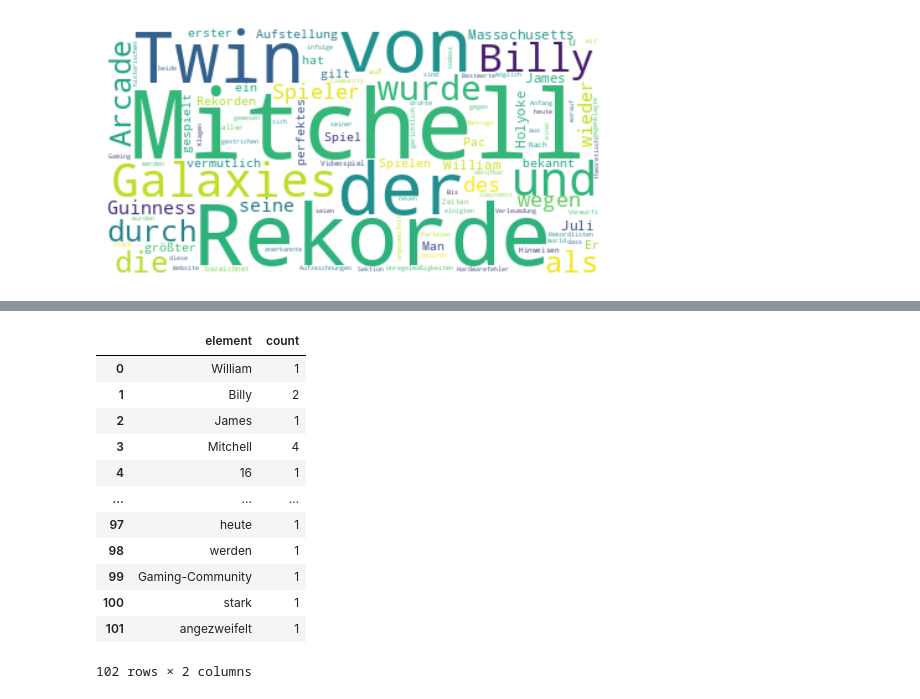
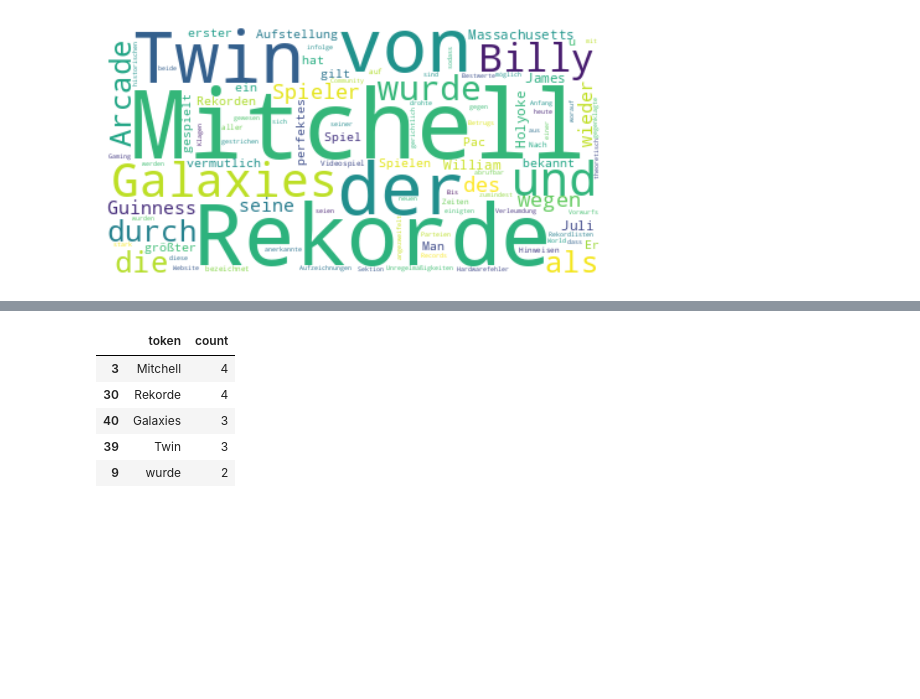
Before and after one commit to BibWiss/notebooks, a Jupyter notebook: nlpbasics/nlpbasics.ipynb, the cells around one changed output, grey strips where cells are left out. Drawn from its saved outputs; the diff is of its cells as text; code cells hidden in the pictures; blank space fills up the shorter version.

Commit message:
Add section on tokenization

```diff
--- a/nlpbasics/nlpbasics.ipynb
+++ b/nlpbasics/nlpbasics.ipynb
@@ -116,34 +120,29 @@ plt.show()
 # %%
-#tokenize text
+from collections import Counter
+import pandas as pd
+
+# text tokenisieren
 tokens = word_tokenize(text2_cleaned)
 
-#remove all tokens from text that solely contain characters other than letters/numbers
+# alle Tokens entfernen, die ausschließlich aus Zeichen bestehen, die keine Buchstaben/Zahlen sind
 tokens_updated = []
 for token in tokens:
     token = re.sub('^[^A-Za-z0-9]+', '', token)
     if token != "":
         tokens_updated.append(token)
 
-tokens_sw_removed = [token for token in tokens_updated if token.lower() not in german_stopwords]
+# Bsp: Stoppwörter entfernen mittels list comprehension
+tokens_filtered = [token for token in tokens_updated if token.lower() not in german_stopwords]
+tokens_count = Counter(tokens_sw_removed)
 
-tokens_count = Counter(tokens_updated)
-tokens_removed_count = Counter(tokens_sw_removed)
+# pandas DataFrame erstellen, nach count sortieren und häufigste token anzeigen
+tokens_df = pd.DataFrame(list(tokens_count.items()), columns=['token', 'count'])
+tokens_df = tokens_df.sort_values(by='count', ascending=False)
+tokens_df.head()
+# %% [output]
+|  | token | count |
+| 3 | Mitchell | 4 |
+| 30 | Rekorde | 4 |
+| 40 | Galaxies | 3 |
+| 39 | Twin | 3 |
+| 9 | wurde | 2 |
-# %%
-import pandas as pd
-
-tk_df = pd.DataFrame(list(tokens_count.items()), columns=['element', 'count'])
-tk_df
-# %% [output]
-|  | element | count |
-| 0 | William | 1 |
-| 1 | Billy | 2 |
-| 2 | James | 1 |
-| 3 | Mitchell | 4 |
-| 4 | 16 | 1 |
-| ... | ... | ... |
-| 97 | heute | 1 |
-| 98 | werden | 1 |
-| 99 | Gaming-Community | 1 |
-| 100 | stark | 1 |
-| 101 | angezweifelt | 1 |
-102 rows × 2 columns
```
Also changed, not shown: parts of 5 cells of this notebook.
